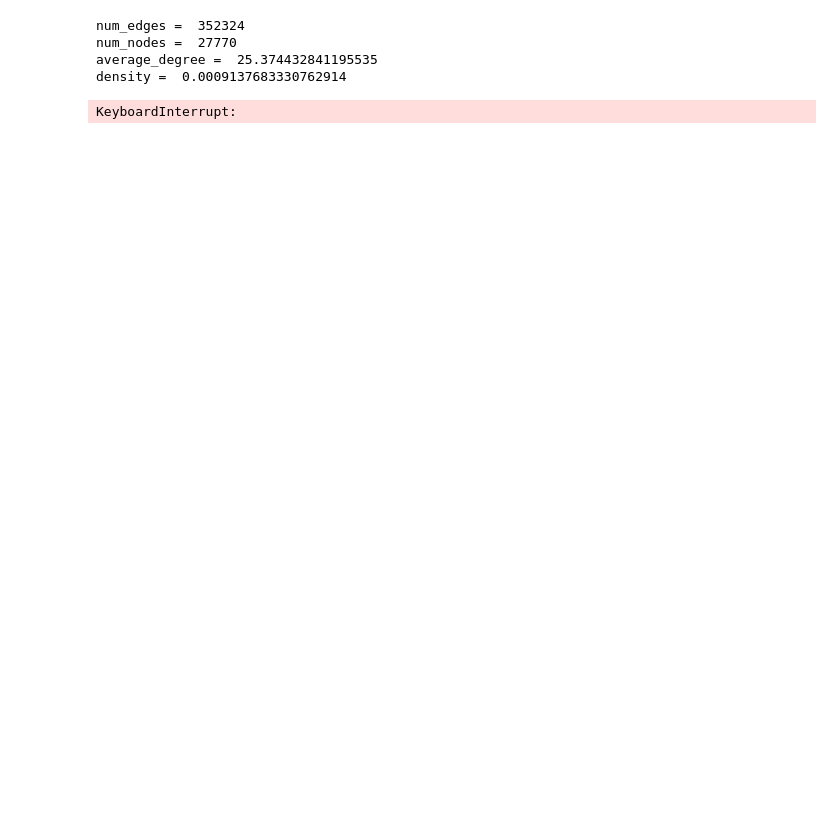
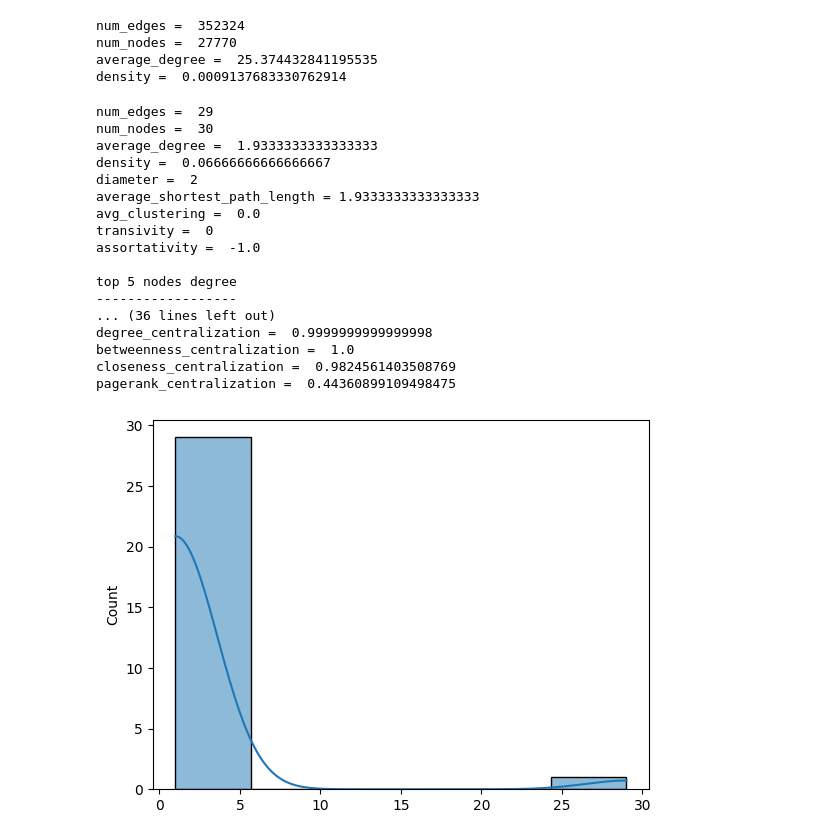
Before and after one commit to mostafa-ja/Complex_Networks, a Jupyter notebook: assignment4/main.ipynb, the cells around one changed output. Cells and saved outputs as stored; diff of their text form; code cells hidden in the pictures; blank space fills up the shorter version.

```diff
--- a/assignment4/main.ipynb
+++ b/assignment4/main.ipynb
@@ -43,36 +43,56 @@ def analysis_graph(path):
     degree_dist = sorted([d for n, d in G.degree()],reverse=True)
     sns.histplot(degree_dist,kde=True);
 
+
     # calculate degree centrality
     degree_centrality = nx.degree_centrality(G)
     sorted_degree = sorted(degree_centrality.items(), key=lambda x: x[1], reverse=True)
-    print('top_degree = ',sorted_degree[:5])
     degree_list = np.array(list(degree_centrality.values())) #attention: degress are normalized(/n-1)
     degree_centralization = np.sum(max(degree_list)-degree_list) / (num_nodes-2)  # sum(Cmax-Ci)/(n-1)(n-2)
 
     # calculate betweenness centrality
     betweenness_centrality = nx.betweenness_centrality(G)
     sorted_betweenness = sorted(betweenness_centrality.items(), key=lambda x: x[1], reverse=True)
-    print('top_betweenness = ',sorted_betweenness[:5])
     betweenness_list = np.array(list(betweenness_centrality.values())) #attention: betweenness are normalized(/n-1)
     betweenness_centralization = np.sum(max(betweenness_list)-betweenness_list) / (num_nodes-1)
-    print(sorted_betweenness)
+
     # calculate closeness centrality
     closeness_centrality = nx.closeness_centrality(G)
     sorted_closeness = sorted(closeness_centrality.items(), key=lambda x: x[1], reverse=True)
-    print('top_closeness = ',sorted_closeness[:5])
     closeness_list = np.array(list(closeness_centrality.values())) #attention: betweenness are normalized(/(n-1))*2
     closeness_centralization = (np.sum(max(closeness_list)-closeness_list) * 2) / (num_nodes-1)
+
+    # precise version for closeness_centralization
+    # denom = (num_nodes-1)*(num_nodes-2)/(1+2*(num_nodes-2)) # for big num_nodes == (num_nodes-1)/2
+    # closeness_centralization = np.sum(max(closeness_list)-closeness_list) / denom
+
 
     # calculate PageRank centrality
     pagerank_centrality = nx.pagerank(G)
     sorted_pagerank = sorted(pagerank_centrality.items(), key=lambda x: x[1], reverse=True)
-    print('top_pagerank = ',sorted_pagerank[:5])
     pagerank_list = np.array(list(pagerank_centrality.values())) # sum(pagerank_list)=1
     pagerank_centralization = np.sum(max(pagerank_list)-pagerank_list) / (num_nodes-1)
 
 
+    # define a function to print the top nodes
+    def print_top_nodes(nodes, metric_name):
+        print()
+        print(f'top 5 nodes {metric_name}')
+        print('------------------')
+        print('  node\tvalue')
+        for item in nodes:
+            print(f"{item[0]:5.0f}\t{item[1]:.4f}")
+
+
+    # print top 5 nodes in 4 metrics
+    print_top_nodes(sorted_degree[:5], 'degree')
+    print_top_nodes(sorted_betweenness[:5], 'betweenness')
+    print_top_nodes(sorted_closeness[:5] , 'closeness')
+    print_top_nodes(sorted_pagerank[:5] , 'pagerank')
+
     # print centralization metrics
+    print('\n centralization metrics ')
+    print('----------------------------')
     print('degree_centralization = ',degree_centralization)
     print('betweenness_centralization = ',betweenness_centralization)
     print('closeness_centralization = ',closeness_centralization)
@@ -103,4 +149,25 @@ num_edges =  352324
 num_nodes =  27770
 average_degree =  25.374432841195535
 density =  0.0009137683330762914
-KeyboardInterrupt:
+# %%
+path = 'datasets\\star.txt'
+analysis_graph(path)
+# %% [output]
+num_edges =  29
+num_nodes =  30
+average_degree =  1.9333333333333333
+density =  0.06666666666666667
+diameter =  2
+average_shortest_path_length = 1.9333333333333333
+avg_clustering =  0.0
+transivity =  0
+assortativity =  -1.0
+
+top 5 nodes degree
+------------------
+... (36 lines left out)
+degree_centralization =  0.9999999999999998
+betweenness_centralization =  1.0
+closeness_centralization =  0.9824561403508769
+pagerank_centralization =  0.44360899109498475
+[figure, added]
```
Also changed, not shown: parts of 2 cells of this notebook, 2 other files.
